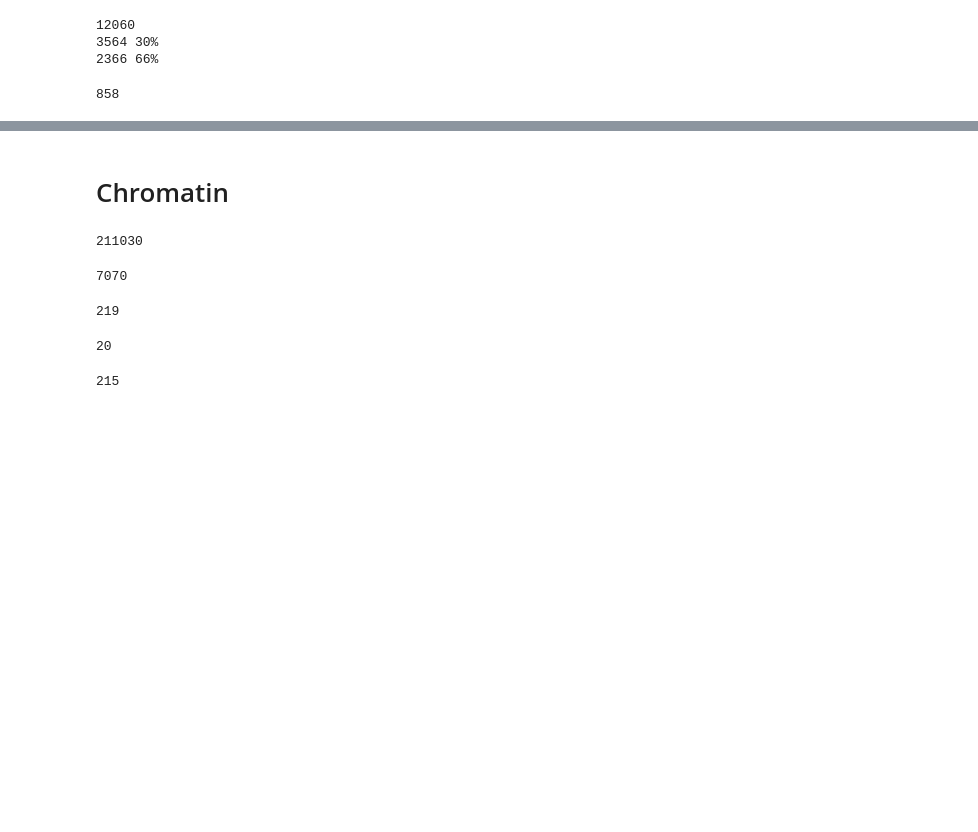
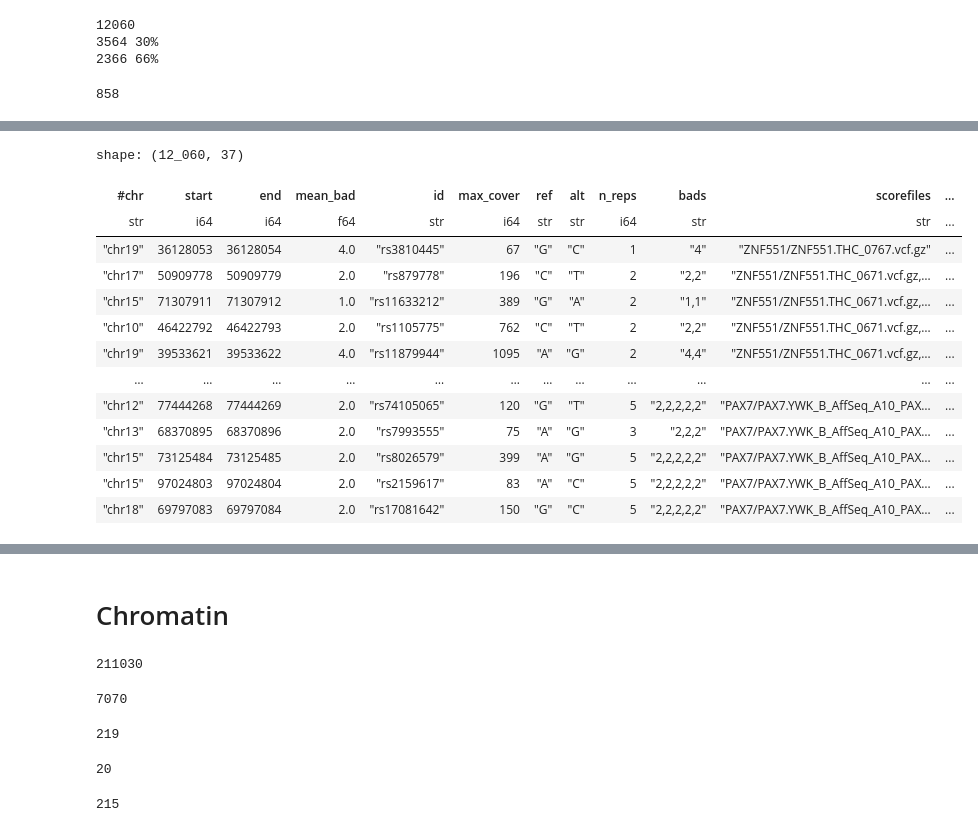
Before and after one commit to autosome-ru/perspectives-on-codebook-allele-specificity, a Jupyter notebook: common/notebooks/05_numbers.ipynb, the cells around one changed output, grey strips where cells are left out. Saved outputs shown, nothing was run; the diff lists cells and outputs as text; code cells hidden in the pictures; blank space fills up the shorter version.

```diff
--- a/common/notebooks/05_numbers.ipynb
+++ b/common/notebooks/05_numbers.ipynb
@@ -83,19 +94,21 @@ total_asb = 0
 pwm_hits = 0
 concordant_hits = 0
 strongly_concordant = 0
+tfs = set()
 
 for path in tqdm(datasets):
     df = pd.read_table(path).query('fdr_comb_pval < 0.05')
     if len(df) == 0:
         continue
     total_asb += len(df)
+    tfs.add(path.split('/')[-1].split('.')[0])
 
     pwm_hits += len(df.query('motif_conc != "No Hit"'))
     concordant_hits += len(df.query('motif_conc == "Concordant"'))
     strongly_concordant += len(df.query('motif_conc == "Concordant" & abs(motif_fc) >= 1'))
 
 
-
+print(len(tfs))
 print(total_asb)
 print(pwm_hits, f'{pwm_hits/total_asb:.0%}')
 print(concordant_hits, f'{concordant_hits/pwm_hits:.0%}')
@@ -143,19 +157,21 @@ total_asb = 0
 pwm_hits = 0
 concordant_hits = 0
 strongly_concordant = 0
+tfs = set()
 
 for path in tqdm(datasets):
     df = pd.read_table(path).query('fdr_comb_pval < 0.05')
     if len(df) == 0:
         continue
     total_asb += len(df)
+    tfs.add(path.split('/')[-1].split('.')[0])
 
     pwm_hits += len(df.query('motif_conc != "No Hit"'))
     concordant_hits += len(df.query('motif_conc == "Concordant"'))
     strongly_concordant += len(df.query('motif_conc == "Concordant" & abs(motif_fc) >= 1'))
 
 
-
+print(len(tfs))
 print(total_asb)
 print(pwm_hits, f'{pwm_hits/total_asb:.0%}')
 print(concordant_hits, f'{concordant_hits/pwm_hits:.0%}')
@@ -212,0 +232,22 @@ asbs_in_tops
+# %%
+from pathlib import Path
+import os
+
+import polars as pl
+
+import pandas as pd
+from openpyxl import load_workbook, Workbook
+from openpyxl.styles import Font
+from copy import copy
+
+
+os.chdir('/home/vladimirnoz/Projects/Codebook_Perspectives/AS_CHS_GHTS/')
+
+TF_TABLES_PATH = Path('as_tables/')
+JOINT_PATH = Path('joint_tables/ASB_Phenotypes/selex+chipseq.tsv')
+TF_TYPES_PATH = Path('../common/tftypes.txt')
+OUTPUT_DIR_PATH = Path('collection/')
+FDR_THR = 0.05
+
+
+fdr_filter = (pl.col('fdr_comb_pval') < 0.05)
@@ -212,0 +272,30 @@ asbs_in_tops
+# %%
+tables_list = []
+
+for path in TF_TABLES_PATH.glob('*/ASB_motifs/*.tsv'):
+    tf, exp = path.stem.replace('ZNF705EP', 'ZNF705E'), path.parent.parent.stem
+    local_df = pl.read_csv(path, separator='\t', infer_schema_length=10000)
+    local_df = local_df.filter(fdr_filter).with_columns(
+        pl.lit(tf).alias('tf'),
+        pl.lit(exp).alias('experiment_type'),
+    )
+    tables_list.append(local_df)
+
+tf_table = pl.concat(tables_list, how='vertical_relaxed')
+# %%
+tf_table
+# %% [output]
+shape: (12_060, 37)
+| #chr | start | end | mean_bad | id | max_cover | ref | alt | n_reps | bads | scorefiles | ... |
+| str | i64 | i64 | f64 | str | i64 | str | str | i64 | str | str | ... |
+| "chr19" | 36128053 | 36128054 | 4.0 | "rs3810445" | 67 | "G" | "C" | 1 | "4" | "ZNF551/ZNF551.THC_0767.vcf.gz" | ... |
+| "chr17" | 50909778 | 50909779 | 2.0 | "rs879778" | 196 | "C" | "T" | 2 | "2,2" | "ZNF551/ZNF551.THC_0671.vcf.gz,… | ... |
+| "chr15" | 71307911 | 71307912 | 1.0 | "rs11633212" | 389 | "G" | "A" | 2 | "1,1" | "ZNF551/ZNF551.THC_0671.vcf.gz,… | ... |
+| "chr10" | 46422792 | 46422793 | 2.0 | "rs1105775" | 762 | "C" | "T" | 2 | "2,2" | "ZNF551/ZNF551.THC_0671.vcf.gz,… | ... |
+| "chr19" | 39533621 | 39533622 | 4.0 | "rs11879944" | 1095 | "A" | "G" | 2 | "4,4" | "ZNF551/ZNF551.THC_0671.vcf.gz,… | ... |
+| … | … | … | … | … | … | … | … | … | … | … | ... |
+| "chr12" | 77444268 | 77444269 | 2.0 | "rs74105065" | 120 | "G" | "T" | 5 | "2,2,2,2,2" | "PAX7/PAX7.YWK_B_AffSeq_A10_PAX… | ... |
+| "chr13" | 68370895 | 68370896 | 2.0 | "rs7993555" | 75 | "A" | "G" | 3 | "2,2,2" | "PAX7/PAX7.YWK_B_AffSeq_A10_PAX… | ... |
+| "chr15" | 73125484 | 73125485 | 2.0 | "rs8026579" | 399 | "A" | "G" | 5 | "2,2,2,2,2" | "PAX7/PAX7.YWK_B_AffSeq_A10_PAX… | ... |
+| "chr15" | 97024803 | 97024804 | 2.0 | "rs2159617" | 83 | "A" | "C" | 5 | "2,2,2,2,2" | "PAX7/PAX7.YWK_B_AffSeq_A10_PAX… | ... |
+| "chr18" | 69797083 | 69797084 | 2.0 | "rs17081642" | 150 | "G" | "C" | 5 | "2,2,2,2,2" | "PAX7/PAX7.YWK_B_AffSeq_A10_PAX… | ... |
```
Also changed, not shown: parts of 12 cells of this notebook, 22 other files.
